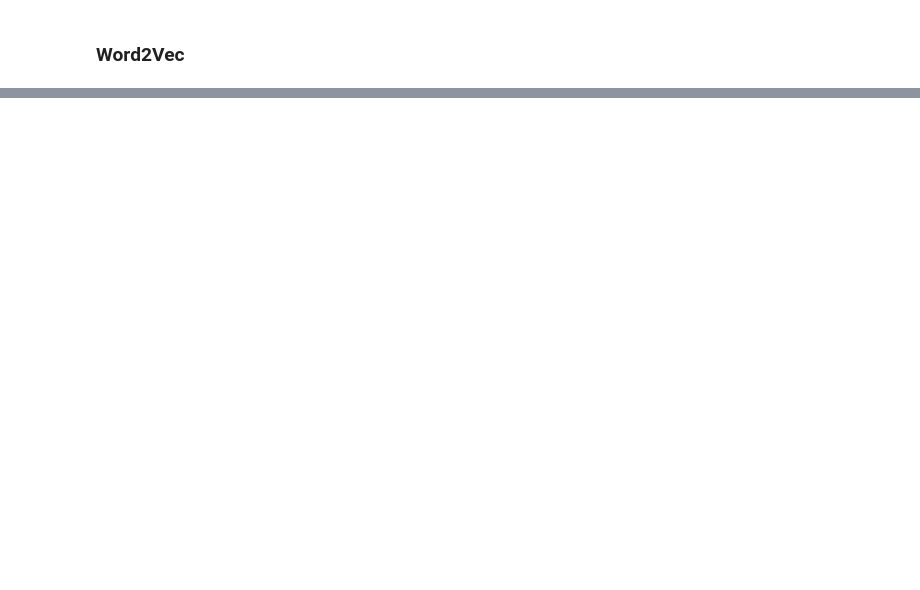
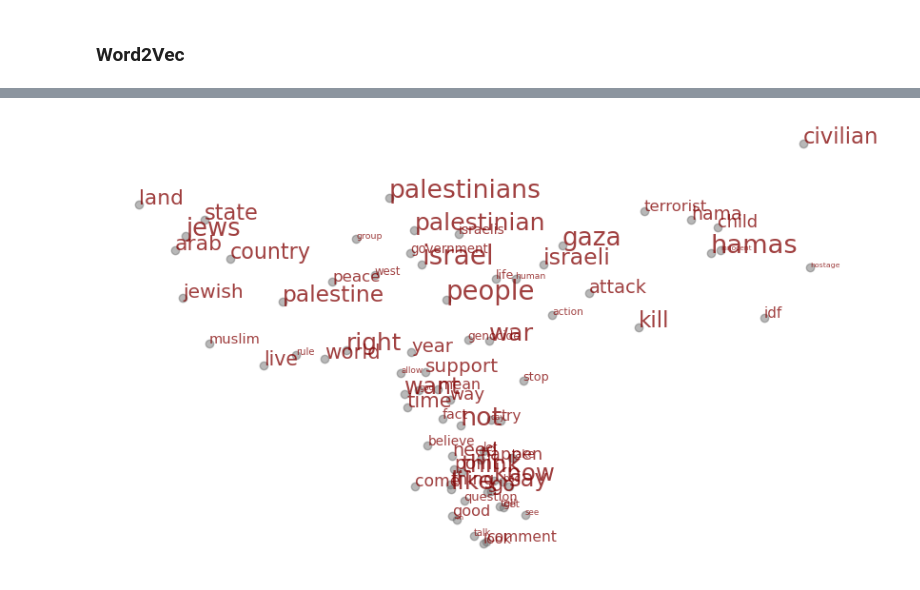
Before and after one commit to macs30122-winter24/final-project-chattbd, a Jupyter notebook: cleaning_yt_ethan.ipynb, the cells around one changed output, grey strips where cells are left out. Saved outputs shown, nothing was run; the diff lists cells and outputs as text; code cells hidden in the pictures; blank space fills up the shorter version.

```diff
--- a/cleaning_yt_ethan.ipynb
+++ b/cleaning_yt_ethan.ipynb
@@ -424,0 +601,33 @@ ip_df.to_pickle("ip_df_new.pkl")
+# %%
+targetWords = social_media_model.wv.index_to_key[:75]
+
+# create a submatrix
+wordsSubMatrix = []
+for word in targetWords:
+    wordsSubMatrix.append(social_media_model.wv[word])
+wordsSubMatrix = np.array(wordsSubMatrix)
+wordsSubMatrix
+
+
+pcaWords = sklearn.decomposition.PCA(n_components = 75).fit(wordsSubMatrix)
+reducedPCA_data = pcaWords.transform(wordsSubMatrix)
+#T-SNE is theoretically better, but you should experiment
+tsneWords = sklearn.manifold.TSNE(n_components = 2).fit_transform(reducedPCA_data)
+# %%
+pcaWords = sklearn.decomposition.PCA(n_components = 75,random_state=42).fit_transform(wordsSubMatrix)
+
+fig = plt.figure(figsize = (10,6))
+ax = fig.add_subplot(111)
+
+plt.scatter(pcaWords[:, 0], pcaWords[:, 1], alpha=0.5, color="#737373")
+for i, word in enumerate(targetWords):
+    plt.annotate(word, (pcaWords[:, 0][i], pcaWords[:, 1][i]),
+                 size=20 * (100 - i) / 100, color="#800000", alpha=0.75)
+
+plt.xticks(())
+plt.yticks(())
+
+plt.axis('off')
+plt.show()
+# %% [output]
+[figure, added]
```
Also changed, not shown: parts of 35 cells of this notebook, 1 other file.
